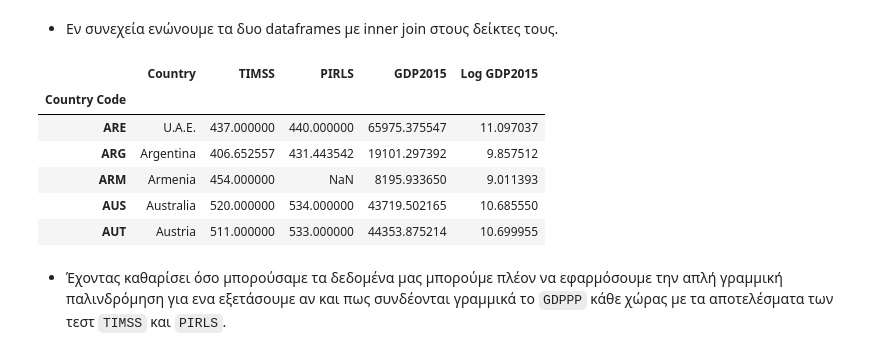
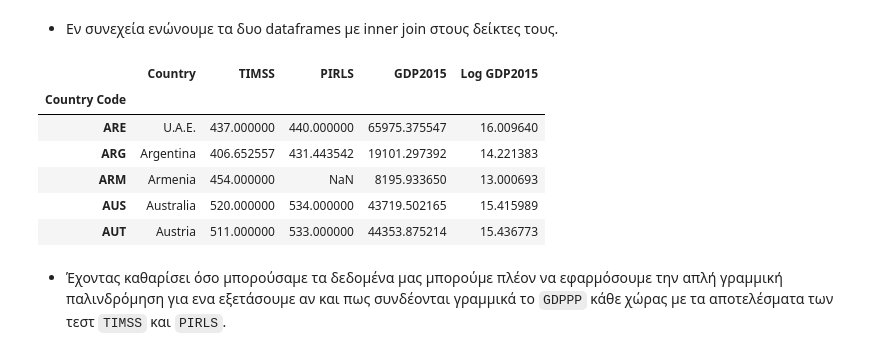
Before and after one commit to kmatzaro/Mathesis-assignments, a Jupyter notebook: Rosetta Stone/assignment_2.ipynb, the cells around one changed output. Drawn from its saved outputs; the diff is of its cells as text; code cells hidden in the pictures.

```diff
--- a/Rosetta Stone/assignment_2.ipynb
+++ b/Rosetta Stone/assignment_2.ipynb
@@ -126,16 +129,16 @@ country_scores_grades
 merged = country_scores_grades.merge(wdi_GDP, how='inner', left_index=True, right_index=True)
 # %%
 merged = merged.drop(columns=['Country Name'])
-merged['Log GDP2015'] = np.log(merged['GDP2015'])
+merged['Log GDP2015'] = np.log2(merged['GDP2015'])
 merged.head()
 # %% [output]
 |  | Country | TIMSS | PIRLS | GDP2015 | Log GDP2015 |
 | Country Code |  |  |  |  |  |
-| ARE | U.A.E. | 437.000000 | 440.000000 | 65975.375547 | 11.097037 |
-| ARG | Argentina | 406.652557 | 431.443542 | 19101.297392 | 9.857512 |
-| ARM | Armenia | 454.000000 | NaN | 8195.933650 | 9.011393 |
-| AUS | Australia | 520.000000 | 534.000000 | 43719.502165 | 10.685550 |
-| AUT | Austria | 511.000000 | 533.000000 | 44353.875214 | 10.699955 |
+| ARE | U.A.E. | 437.000000 | 440.000000 | 65975.375547 | 16.009640 |
+| ARG | Argentina | 406.652557 | 431.443542 | 19101.297392 | 14.221383 |
+| ARM | Armenia | 454.000000 | NaN | 8195.933650 | 13.000693 |
+| AUS | Australia | 520.000000 | 534.000000 | 43719.502165 | 15.415989 |
+| AUT | Austria | 511.000000 | 533.000000 | 44353.875214 | 15.436773 |
 # %% [markdown]
 - Έχοντας καθαρίσει όσο μπορούσαμε τα δεδομένα μας μπορούμε πλέον να εφαρμόσουμε την απλή γραμμική παλινδρόμηση για ενα εξετάσουμε αν και πως συνδέονται γραμμικά το `GDPPP` κάθε χώρας με τα αποτελέσματα των τεστ `TIMSS` και `PIRLS`.
 # %%
```
Also changed, not shown: parts of 25 cells of this notebook, 1 other file.
